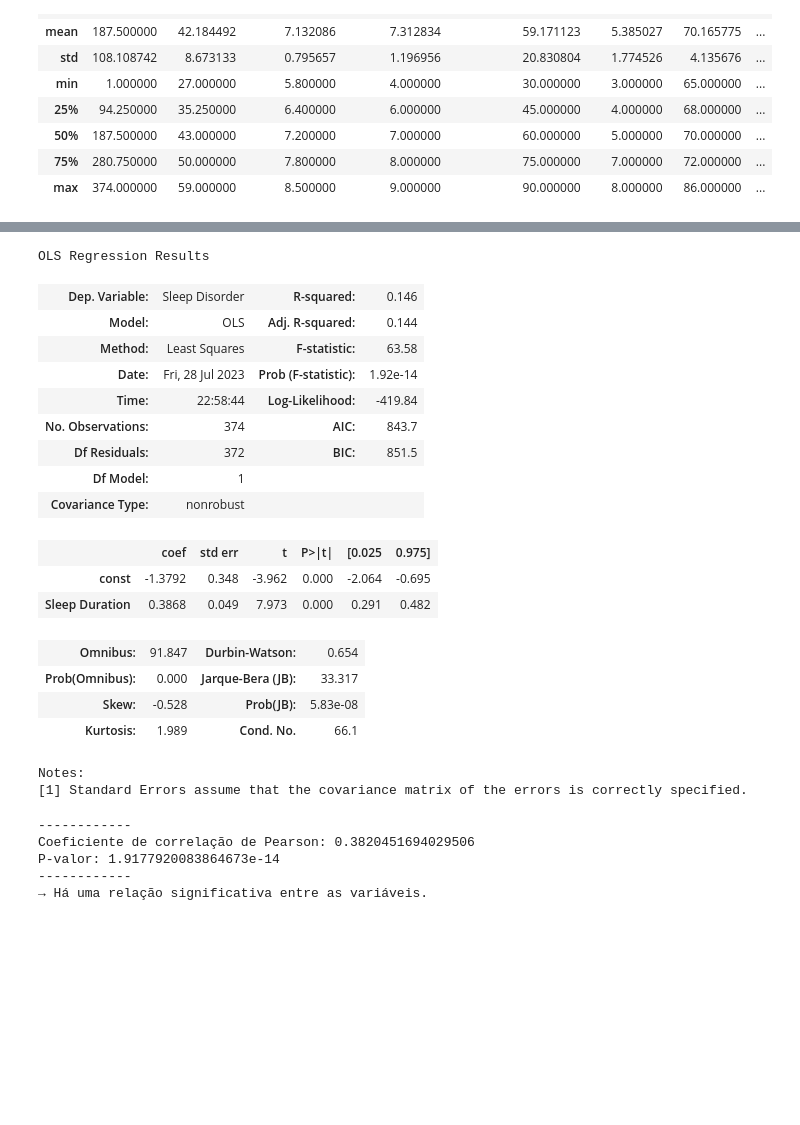
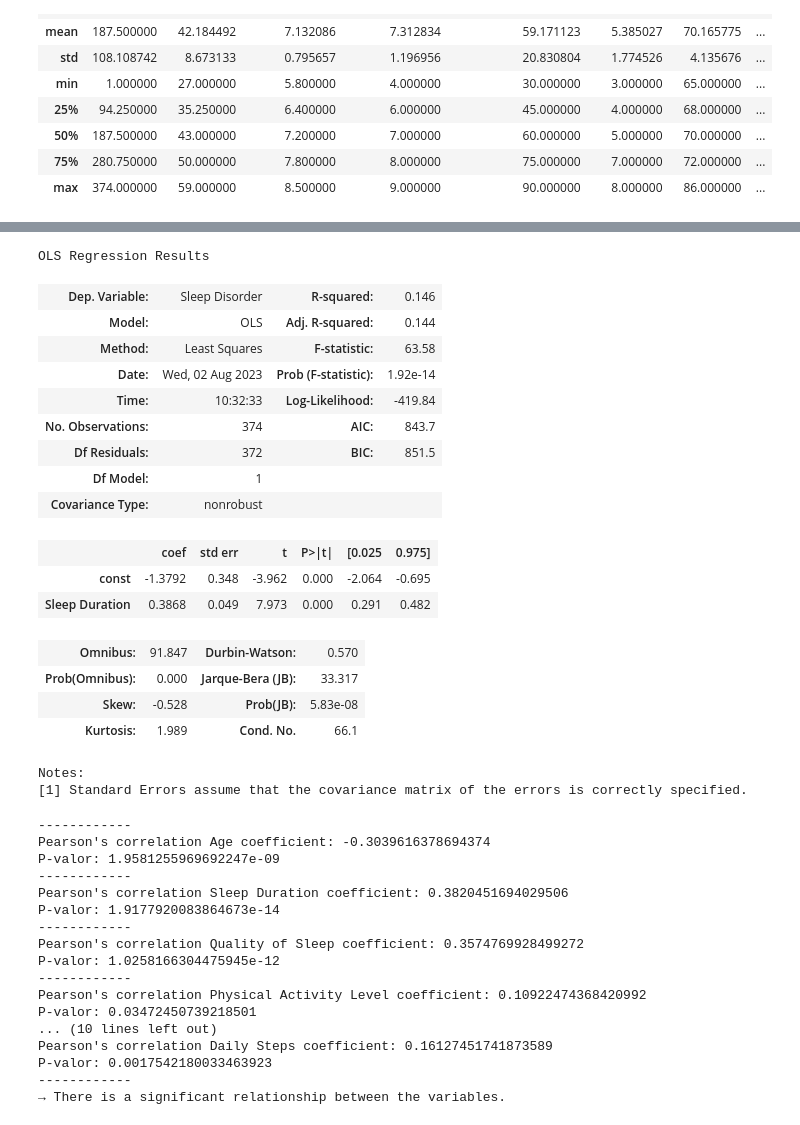
Before and after one commit to felipeyounan/Sleep_health_and_lifestyle_dataset, a Jupyter notebook: main.ipynb, the cells around one changed output, grey strips where cells are left out. Cells and saved outputs as stored; diff of their text form; code cells hidden in the pictures; blank space fills up the shorter version.

```diff
--- a/main.ipynb
+++ b/main.ipynb
@@ -133,5 +133,17 @@ pie1.show()
 # %%
 #Transformar as colunas 'BMI Category' e 'Sleep Disorder' em valores numéricos
+data_for_test = data
+
+#changing data type
 encoder = LabelEncoder()
-data['BMI Category'] = encoder.fit_transform(data['BMI Category'])
-data['Sleep Disorder'] = encoder.fit_transform(data['Sleep Disorder'])
+data_for_test['BMI Category'] = encoder.fit_transform(data['BMI Category'])
+data_for_test['Sleep Disorder'] = encoder.fit_transform(data['Sleep Disorder'])
+#Sleep Disorder
+    #0 - Insomnia
+    #1 - Sleep Apnea
+    #2 - NaN
+#BMI Category
+    # Overwight 3
+    # Normal 0
+    # Obese 2
+    # Normal Weight 1
@@ -149,34 +162,46 @@ else:
 # %%
-#Testes estatísticos
-#dependente é Sleep Disorder data['Sleep Disorder']
-#independente são as demais data['Age'], data['Sleep Duration'], data['Quality of Sleep'], data['Physical Activity Level'], data['Stress Level'], data['BMI Category']
+# Statistical tests
+#dependent is Sleep Disorder data['Sleep Disorder']
+#independent are the other data['Age'], data['Sleep Duration'], data['Quality of Sleep'], data['Physical Activity Level'], data['Stress Level'], data['BMI Category']
 
-#Regressão Linear
-X = sm.add_constant(data['Sleep Duration'])
-model = sm.OLS(data['Sleep Disorder'], X).fit()
+# Linear Regression
+X = sm.add_constant(data_for_test['Sleep Duration'])
+model = sm.OLS(data_for_test['Sleep Disorder'], X).fit()
 display(model.summary())
 print('------------')
 
-#Coef de Pearson
-corr_coefficient, p_value = stats.pearsonr(data['Sleep Disorder'], data['Sleep Duration'])
-print(f"Coeficiente de correlação de Pearson: {corr_coefficient}")
-print(f"P-valor: {p_value}")
-print('------------')
+# Pearson coefficient
+#corr_coefficient, p_value = stats.pearsonr(data['Sleep Disorder'], data['Sleep Duration'])
+#print(f"Pearson's correlation coefficient: {corr_coefficient}")
+#print(f"P-valor: {p_value}")
+#print('------------')
 
-#Qui-Quadrado
-contingency_table = pd.crosstab(data['Sleep Duration'], data['Sleep Disorder'])
+# Pearson coefficient
+
+numeric_columns = ['Age', 'Sleep Duration', 'Quality of Sleep', 'Physical Activity Level', 'Stress Level',
+                   'BMI Category', 'Heart Rate', 'Daily Steps']
+
+
+for i in numeric_columns:
+    corr_coefficient, p_value = stats.pearsonr(data_for_test['Sleep Disorder'], data_for_test[i])
+    print(f"Pearson's correlation {i} coefficient: {corr_coefficient}")
+    print(f"P-valor: {p_value}")
+    print('------------')
+
+# Chi-Square
+contingency_table = pd.crosstab(data_for_test['Sleep Duration'], data_for_test['Sleep Disorder'])
 chi2, p, dof, expected = chi2_contingency(contingency_table)
 if p < 0.05:
-    print("→ Há uma relação significativa entre as variáveis.")
+    print("→ There is a significant relationship between the variables.")
 else:
-    print("Não há uma relação significativa entre as variáveis.")
+    print("There is no significant relationship between the variables.")
 # %% [output]
 OLS Regression Results
 | Dep. Variable: | Sleep Disorder | R-squared: | 0.146 |
 | Model: | OLS | Adj. R-squared: | 0.144 |
 | Method: | Least Squares | F-statistic: | 63.58 |
-| Date: | Fri, 28 Jul 2023 | Prob (F-statistic): | 1.92e-14 |
-| Time: | 22:58:44 | Log-Likelihood: | -419.84 |
+| Date: | Wed, 02 Aug 2023 | Prob (F-statistic): | 1.92e-14 |
+| Time: | 10:32:33 | Log-Likelihood: | -419.84 |
 | No. Observations: | 374 | AIC: | 843.7 |
 | Df Residuals: | 372 | BIC: | 851.5 |
 | Df Model: | 1 |  |  |
@@ -184,14 +209,26 @@ OLS Regression Results
 |  | coef | std err | t | P>|t| | [0.025 | 0.975] |
 | const | -1.3792 | 0.348 | -3.962 | 0.000 | -2.064 | -0.695 |
 | Sleep Duration | 0.3868 | 0.049 | 7.973 | 0.000 | 0.291 | 0.482 |
-| Omnibus: | 91.847 | Durbin-Watson: | 0.654 |
+| Omnibus: | 91.847 | Durbin-Watson: | 0.570 |
 | Prob(Omnibus): | 0.000 | Jarque-Bera (JB): | 33.317 |
 | Skew: | -0.528 | Prob(JB): | 5.83e-08 |
 | Kurtosis: | 1.989 | Cond. No. | 66.1 |
 Notes:
 [1] Standard Errors assume that the covariance matrix of the errors is correctly specified.
 ------------
-Coeficiente de correlação de Pearson: 0.3820451694029506
+Pearson's correlation Age coefficient: -0.3039616378694374
+P-valor: 1.9581255969692247e-09
+------------
+Pearson's correlation Sleep Duration coefficient: 0.3820451694029506
 P-valor: 1.9177920083864673e-14
 ------------
-→ Há uma relação significativa entre as variáveis.
+Pearson's correlation Quality of Sleep coefficient: 0.3574769928499272
+P-valor: 1.0258166304475945e-12
+------------
+Pearson's correlation Physical Activity Level coefficient: 0.10922474368420992
+P-valor: 0.03472450739218501
+... (10 lines left out)
+Pearson's correlation Daily Steps coefficient: 0.16127451741873589
+P-valor: 0.0017542180033463923
+------------
+→ There is a significant relationship between the variables.
```
Also changed, not shown: parts of 12 cells of this notebook.
